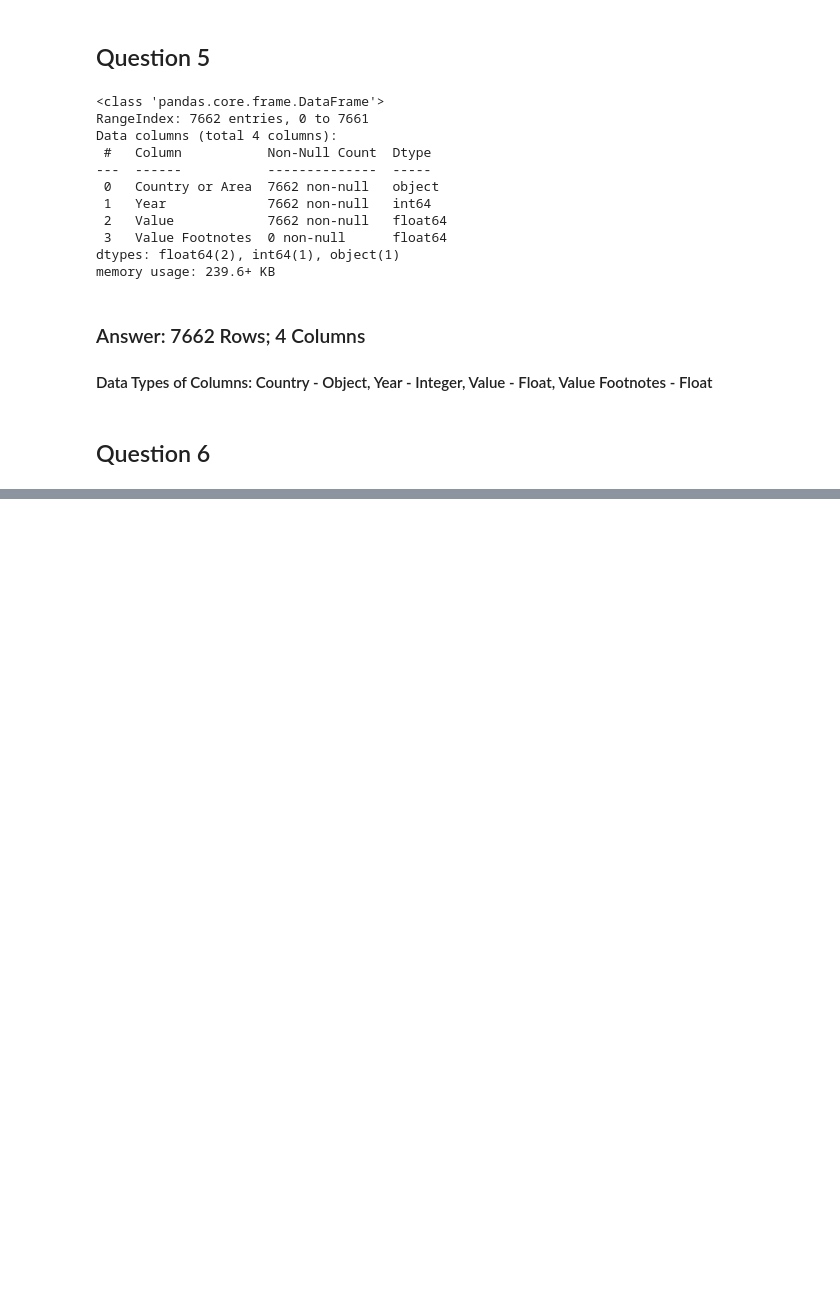
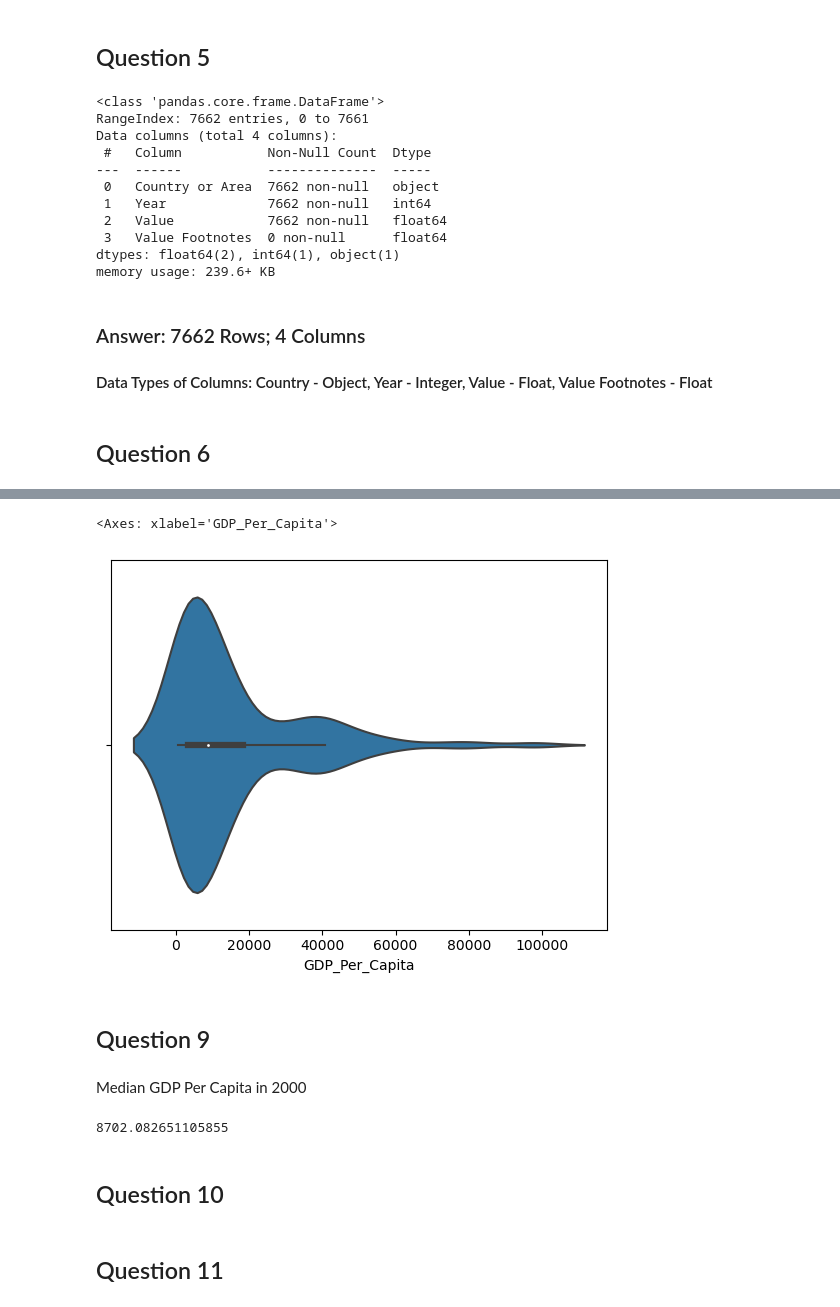
Before and after one commit to NSS-Data-Analytics-Cohort-11/undata-ngartley, a Jupyter notebook: notebook/UNData.ipynb, the cells around one changed output, grey strips where cells are left out. Drawn from its saved outputs; the diff is of its cells as text; code cells hidden in the pictures; blank space fills up the shorter version.

Commit message:
up to question 16

```diff
--- a/notebook/UNData.ipynb
+++ b/notebook/UNData.ipynb
@@ -89,0 +134,17 @@ Name: Country, Length: 242, dtype: int64
+# %%
+sns.violinplot(x=gdp_2000["GDP_Per_Capita"])
+# %% [output]
+<Axes: xlabel='GDP_Per_Capita'>
+[figure, added]
+# %% [markdown]
+## Question 9
+# %% [markdown]
+Median GDP Per Capita in 2000
+# %%
+gdp_2000["GDP_Per_Capita"].median()
+# %% [output]
+8702.082651105855
+# %% [markdown]
+## Question 10
+# %% [markdown]
+## Question 11
```
Also changed, not shown: parts of 42 cells of this notebook.
